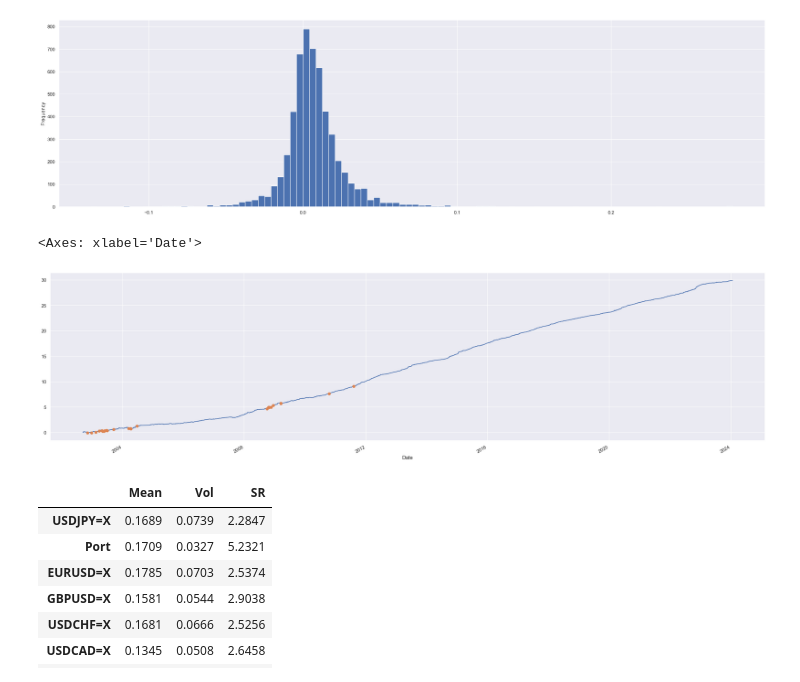
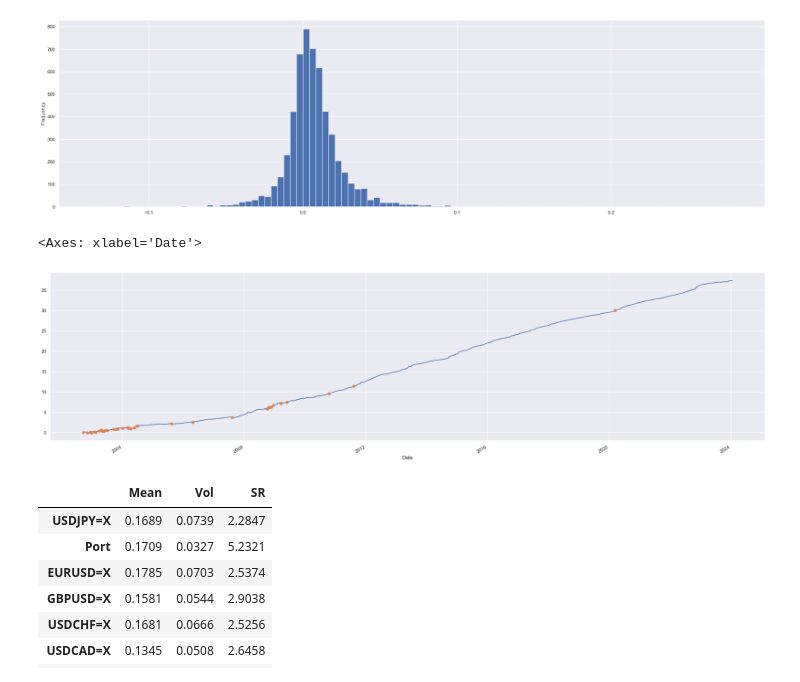
Before and after one commit to kcf1/Personal-Projects, a Jupyter notebook: Trading/FX Algo with ML/FX_Algo_with_ML.ipynb, the cells around one changed output. Cells and saved outputs as stored; diff of their text form; code cells hidden in the pictures.

```diff
--- a/Trading/FX Algo with ML/FX_Algo_with_ML.ipynb
+++ b/Trading/FX Algo with ML/FX_Algo_with_ML.ipynb
@@ -634,14 +634,14 @@ port_return.plot(kind='hist',bins=100)
 <Axes: ylabel='Frequency'>
 [figure]
 # %%
-port_return = concat_test_return['Port']*8
+port_return = concat_test_return['Port']*10
 cum_return = (port_return.cumsum())
 
 ax = cum_return.plot()
 cum_return[port_return<-0.05].plot(marker='o',linestyle='None')
 # %% [output]
 <Axes: xlabel='Date'>
-[figure, old version]
+[figure, new version]
 # %%
 m = concat_test_return.mean()*252
 s = concat_test_return.std()*np.sqrt(252)
```
